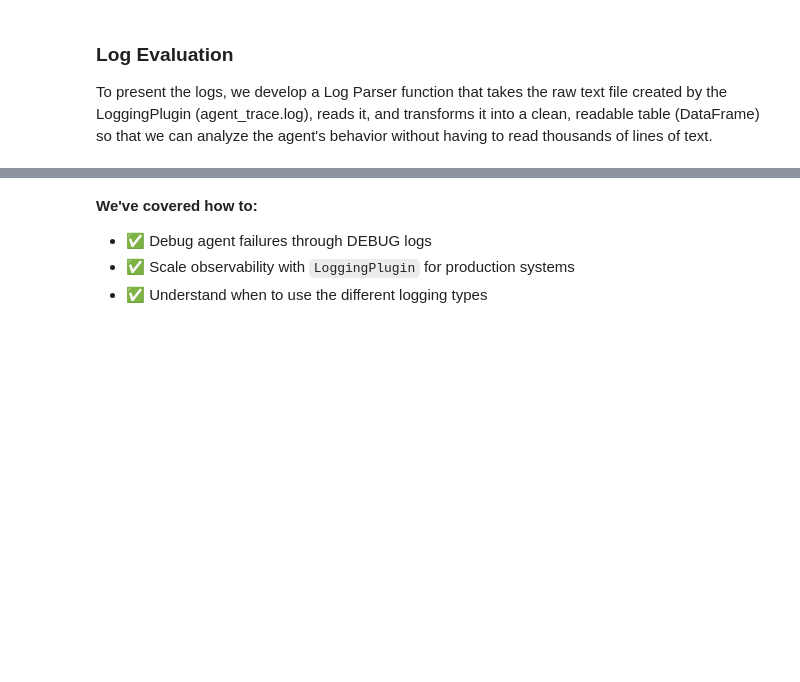
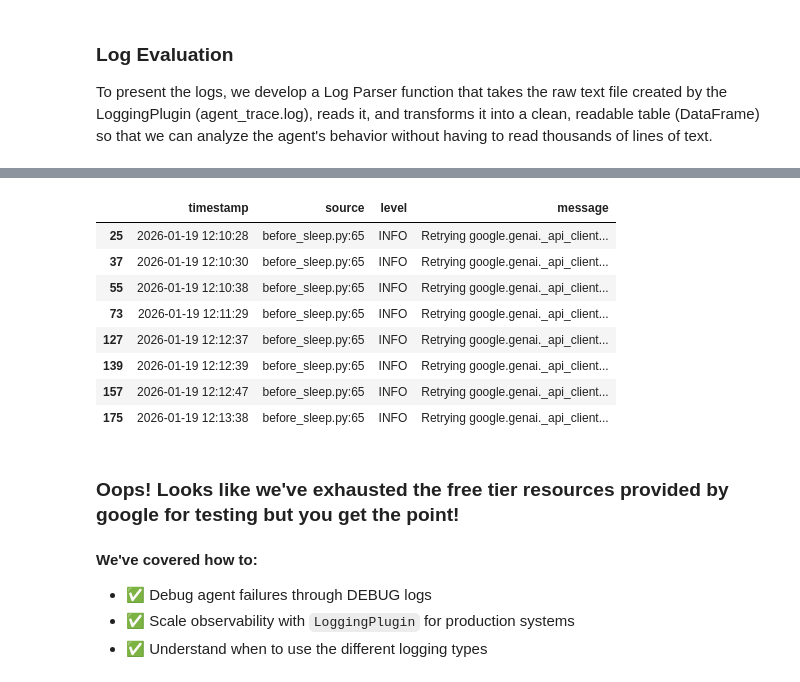
Before and after one commit to BetikuOluwatobi/google-genai-agents-course, a Jupyter notebook: notebooks/agent-observability-with-plugins.ipynb, the cells around one changed output, grey strips where cells are left out. Saved outputs shown, nothing was run; the diff lists cells and outputs as text; code cells hidden in the pictures; blank space fills up the shorter version.

```diff
--- a/notebooks/agent-observability-with-plugins.ipynb
+++ b/notebooks/agent-observability-with-plugins.ipynb
@@ -732,3 +752,17 @@ display(display_df[display_df["level"]=="ERROR"])
+# %%
+display(display_df[display_df['message'].str.contains("RESOURCE_EXHAUSTED", case=False)])
+# %% [output]
+|  | timestamp | source | level | message |
+| 25 | 2026-01-19 12:10:28 | before_sleep.py:65 | INFO | Retrying google.genai._api_client... |
+| 37 | 2026-01-19 12:10:30 | before_sleep.py:65 | INFO | Retrying google.genai._api_client... |
+| 55 | 2026-01-19 12:10:38 | before_sleep.py:65 | INFO | Retrying google.genai._api_client... |
+| 73 | 2026-01-19 12:11:29 | before_sleep.py:65 | INFO | Retrying google.genai._api_client... |
+| 127 | 2026-01-19 12:12:37 | before_sleep.py:65 | INFO | Retrying google.genai._api_client... |
+| 139 | 2026-01-19 12:12:39 | before_sleep.py:65 | INFO | Retrying google.genai._api_client... |
+| 157 | 2026-01-19 12:12:47 | before_sleep.py:65 | INFO | Retrying google.genai._api_client... |
+| 175 | 2026-01-19 12:13:38 | before_sleep.py:65 | INFO | Retrying google.genai._api_client... |
+# %% [markdown]
+### Oops! Looks like we've exhausted the free tier resources provided by google for testing but you get the point!
 # %% [markdown]
 **We've covered how to:**
 
```
Also changed, not shown: parts of 3 cells of this notebook.
